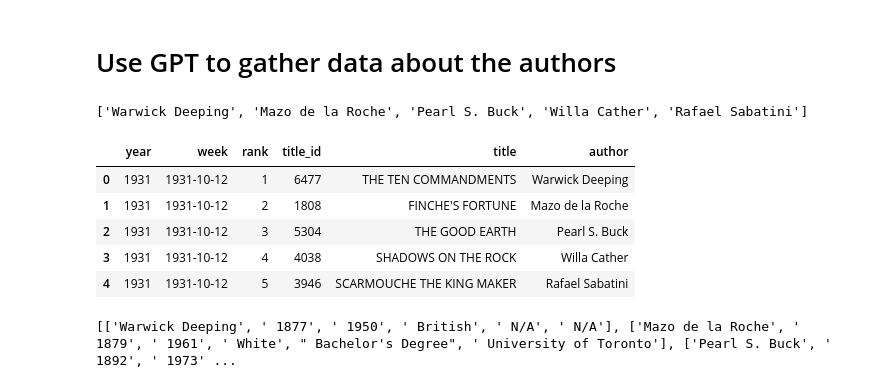
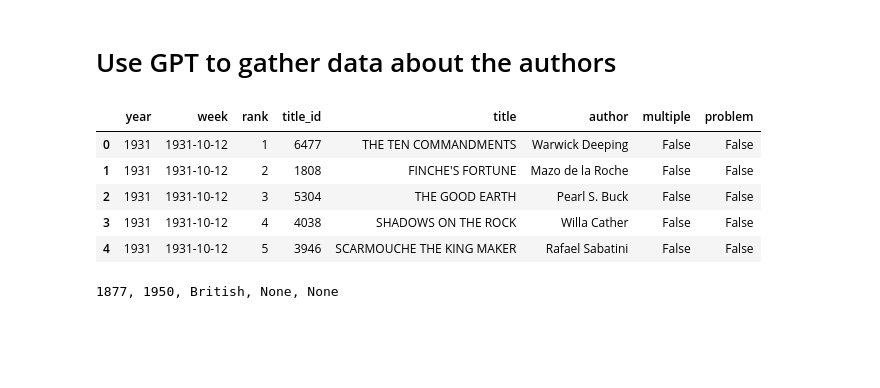
Before and after one commit to michellejm/nytimes-books, a Jupyter notebook: explore_nea_data.ipynb, the cells around one changed output. Drawn from its saved outputs; the diff is of its cells as text; code cells hidden in the pictures; blank space fills up the shorter version.

```diff
--- a/explore_nea_data.ipynb
+++ b/explore_nea_data.ipynb
@@ -255,33 +145,33 @@ for item in auth50:
 # %% [markdown]
 # Use GPT to gather data about the authors
+# %%
+nyt_single = pd.read_csv("nyt_single_authors.csv")
+nyt_short.head()
+# %% [output]
+|  | year | week | rank | title_id | title | author | multiple | problem |
+| 0 | 1931 | 1931-10-12 | 1 | 6477 | THE TEN COMMANDMENTS | Warwick Deeping | False | False |
+| 1 | 1931 | 1931-10-12 | 2 | 1808 | FINCHE'S FORTUNE | Mazo de la Roche | False | False |
+| 2 | 1931 | 1931-10-12 | 3 | 5304 | THE GOOD EARTH | Pearl S. Buck | False | False |
+| 3 | 1931 | 1931-10-12 | 4 | 4038 | SHADOWS ON THE ROCK | Willa Cather | False | False |
+| 4 | 1931 | 1931-10-12 | 5 | 3946 | SCARMOUCHE THE KING MAKER | Rafael Sabatini | False | False |
 # %%
-nyt_authors_short = nyt_authors[:5]
-print(nyt_authors_short)
-nyt_short = nyt[:5]
-nyt_short
+#make a list of all the authors
+nyt_single_authors = nyt_single.author.unique()
-# %% [output]
-['Warwick Deeping', 'Mazo de la Roche', 'Pearl S. Buck', 'Willa Cather', 'Rafael Sabatini']
-|  | year | week | rank | title_id | title | author |
-| 0 | 1931 | 1931-10-12 | 1 | 6477 | THE TEN COMMANDMENTS | Warwick Deeping |
-| 1 | 1931 | 1931-10-12 | 2 | 1808 | FINCHE'S FORTUNE | Mazo de la Roche |
-| 2 | 1931 | 1931-10-12 | 3 | 5304 | THE GOOD EARTH | Pearl S. Buck |
-| 3 | 1931 | 1931-10-12 | 4 | 4038 | SHADOWS ON THE ROCK | Willa Cather |
-| 4 | 1931 | 1931-10-12 | 5 | 3946 | SCARMOUCHE THE KING MAKER | Rafael Sabatini |
 # %%
 myapikey = open('my_gpt_apikey.txt').readline().rstrip()
 
 client = openai.OpenAI(api_key = myapikey)
 
 output = []
-for author in nyt_authors_short:
+for author in nyt_single_authors[:1]:
     completion = client.chat.completions.create(
         model="gpt-4o-mini",
         messages=[
             {"role": "system", "content": """You are a literary historian.
             You reply with only the requested information, not a complete sentence, and no headers.
-            You must include the name of the author in your response. If you do not know information, fill it in with None.
-            If an author is still living, fill in the information with N/A.
-            For example: Chimamanda Ngozi Adichie, 1977, N/A, Nigerian, Master's Degree, Johns Hopkins University"""},
+            If you do not know information, fill it in with None.
+            If an author is still living, fill in the death year with N/A.
+            For example, if the author is Chimamanda Ngozi Adichie, you would return: 1977, N/A, Nigerian, Master's Degree, Johns Hopkins University"""},
             {
                 "role": "user",
                 "content": """What is the birth year, death year, race/ethnicity, highest level of education, and
@@ -290,11 +180,10 @@ for author in nyt_authors_short:
         ]
     )
     my_response = completion.choices[0].message.content
+    print(my_response)
     response_list = my_response.split(',')
     output.append(response_list)
 
-
-
-print(output)
+#os.system('say "your program has finished"')
 # %% [output]
-[['Warwick Deeping', ' 1877', ' 1950', ' British', ' N/A', ' N/A'], ['Mazo de la Roche', ' 1879', ' 1961', ' White', " Bachelor's Degree", ' University of Toronto'], ['Pearl S. Buck', ' 1892', ' 1973' ...
+1877, 1950, British, None, None
```
Also changed, not shown: parts of 17 cells of this notebook, 4 other files.
